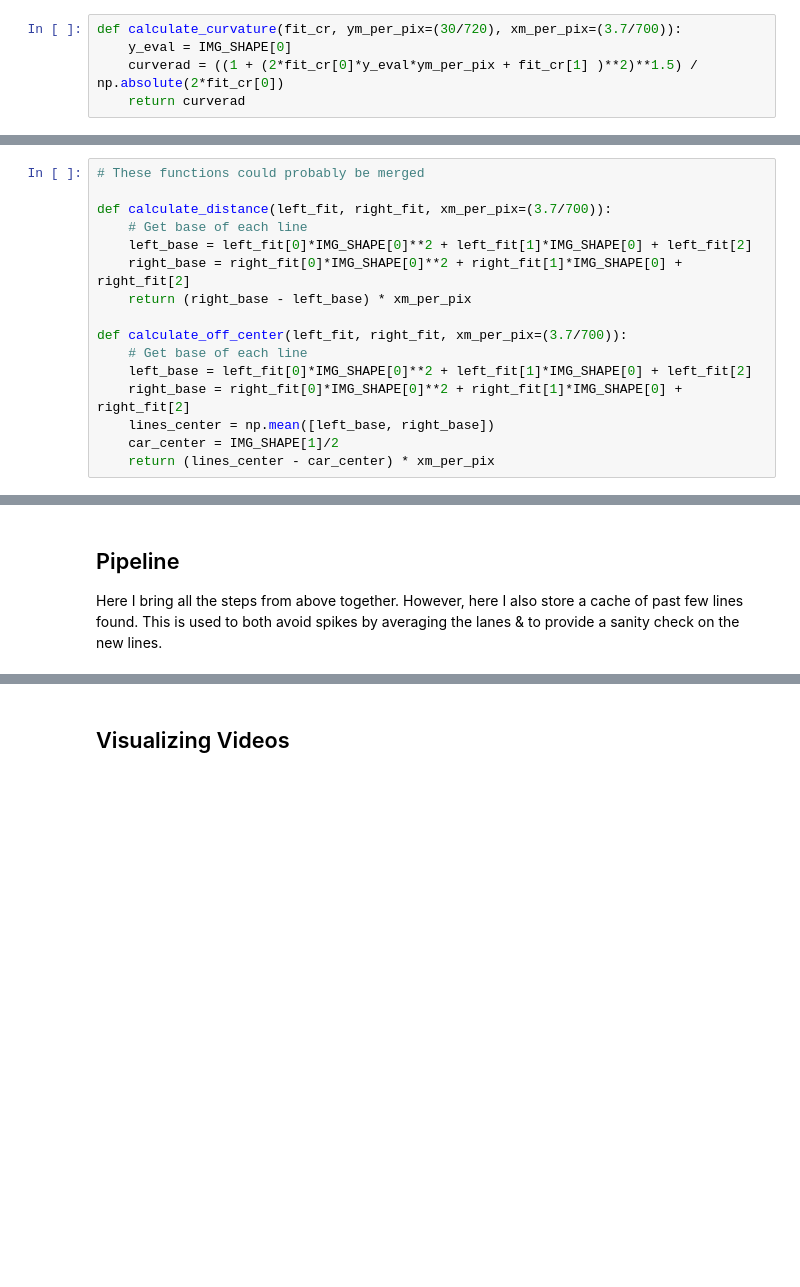
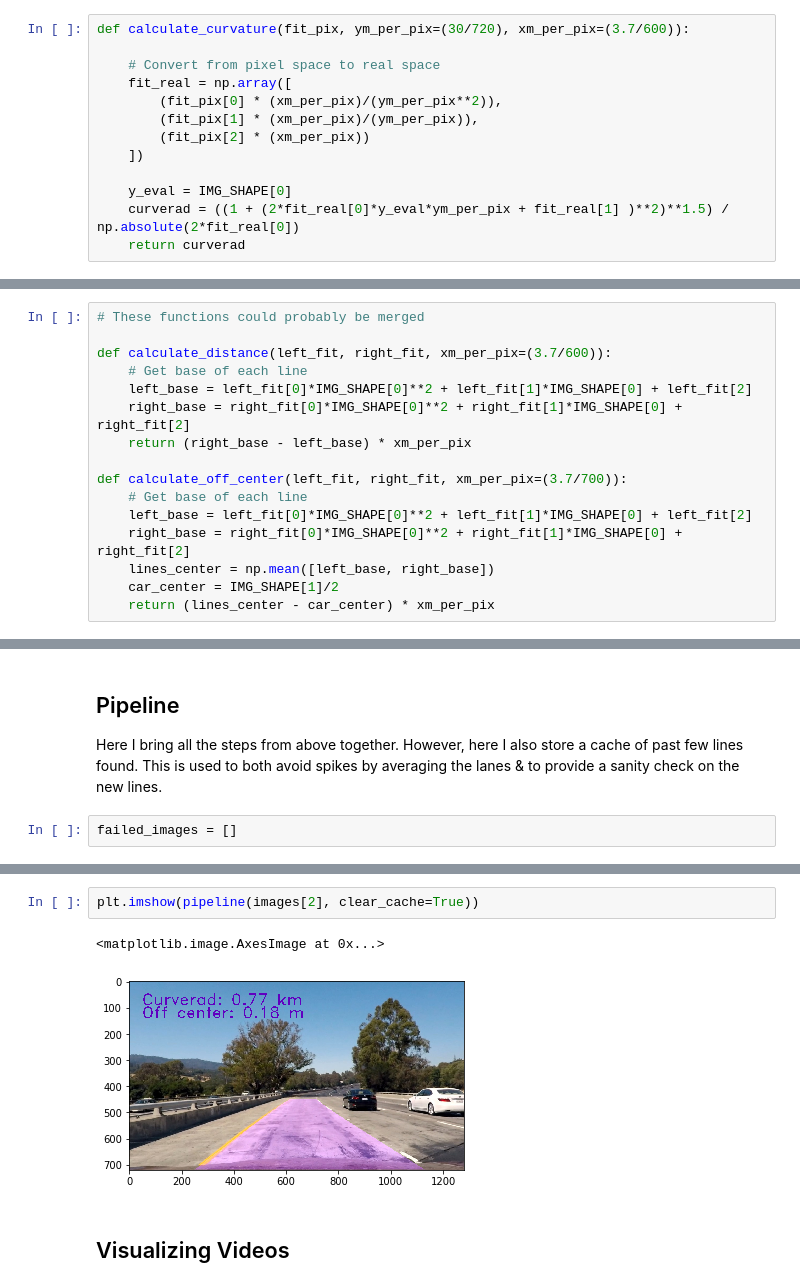
Before and after one commit to AaronNBrock/CarND-Advanced-Lane-Lines, a Jupyter notebook: example.ipynb, the cells around one changed output, grey strips where cells are left out. Drawn from its saved outputs; the diff is of its cells as text; blank space fills up the shorter version.

Commit message:
Fixed Curvature & pipeline

```diff
--- a/example.ipynb
+++ b/example.ipynb
@@ -273,9 +273,17 @@ def find_lines_from(binary, left_fit, right_fit):
 
     return left_fit, right_fit, (lefty, leftx), (righty, rightx)
 # %%
-def calculate_curvature(fit_cr, ym_per_pix=(30/720), xm_per_pix=(3.7/700)):
+def calculate_curvature(fit_pix, ym_per_pix=(30/720), xm_per_pix=(3.7/600)):
+
+    # Convert from pixel space to real space
+    fit_real = np.array([
+        (fit_pix[0] * (xm_per_pix)/(ym_per_pix**2)),
+        (fit_pix[1] * (xm_per_pix)/(ym_per_pix)),
+        (fit_pix[2] * (xm_per_pix))
+    ])
+
     y_eval = IMG_SHAPE[0]
-    curverad = ((1 + (2*fit_cr[0]*y_eval*ym_per_pix + fit_cr[1] )**2)**1.5) / np.absolute(2*fit_cr[0])
+    curverad = ((1 + (2*fit_real[0]*y_eval*ym_per_pix + fit_real[1] )**2)**1.5) / np.absolute(2*fit_real[0])
     return curverad
 # %%
 def draw_lane(left_fit, right_fit):
@@ -314,7 +322,7 @@ def unwarp(undist, color_warp):
 # %%
 # These functions could probably be merged
 
-def calculate_distance(left_fit, right_fit, xm_per_pix=(3.7/700)):
+def calculate_distance(left_fit, right_fit, xm_per_pix=(3.7/600)):
     # Get base of each line
     left_base = left_fit[0]*IMG_SHAPE[0]**2 + left_fit[1]*IMG_SHAPE[0] + left_fit[2]
     right_base = right_fit[0]*IMG_SHAPE[0]**2 + right_fit[1]*IMG_SHAPE[0] + right_fit[2]
@@ -460,5 +453,7 @@ plt.imshow(drawn)
 # %% [markdown]
 ## Pipeline
 Here I bring all the steps from above together.  However, here I also store a cache of past few lines found.  This is used to both avoid spikes by averaging the lanes & to provide a sanity check on the new lines.
+# %%
+failed_images = []
 # %%
 cache_length = 8
@@ -551,4 +577,9 @@ def pipeline(img):
     return result
+# %%
+plt.imshow(pipeline(images[2], clear_cache=True))
+# %% [output]
+<matplotlib.image.AxesImage at 0x...>
+[figure, added]
 # %% [markdown]
 ## Visualizing Videos
 # %%
```
Also changed, not shown: parts of 13 cells of this notebook, 1 other file.
